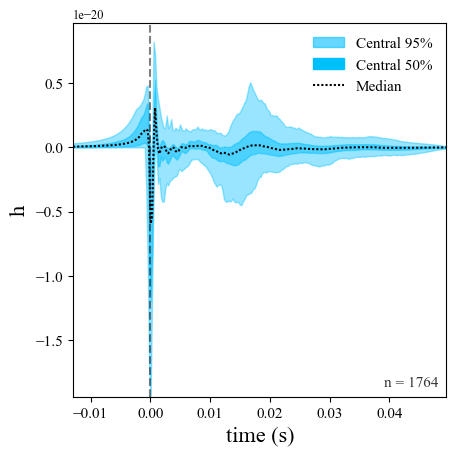
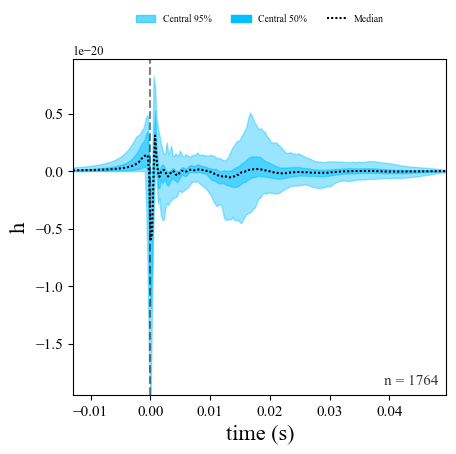
The change to this notebook cell's code, shown as a diff; its figure went from the first image to the second:
--- before
+++ after
@@ -3,4 +3,5 @@
     background="white",
     font_family=font_family,
-    font_name=font_name
+    font_name=font_name,
+    figsize=(12,12)
 )

Commit: fix distribution plot, create train/val split returns full dataset